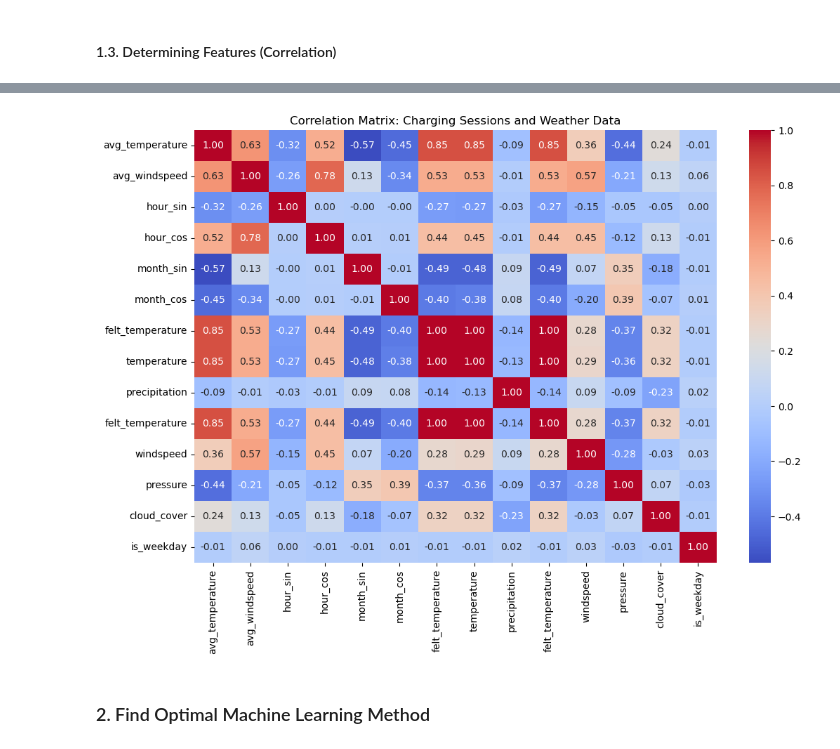
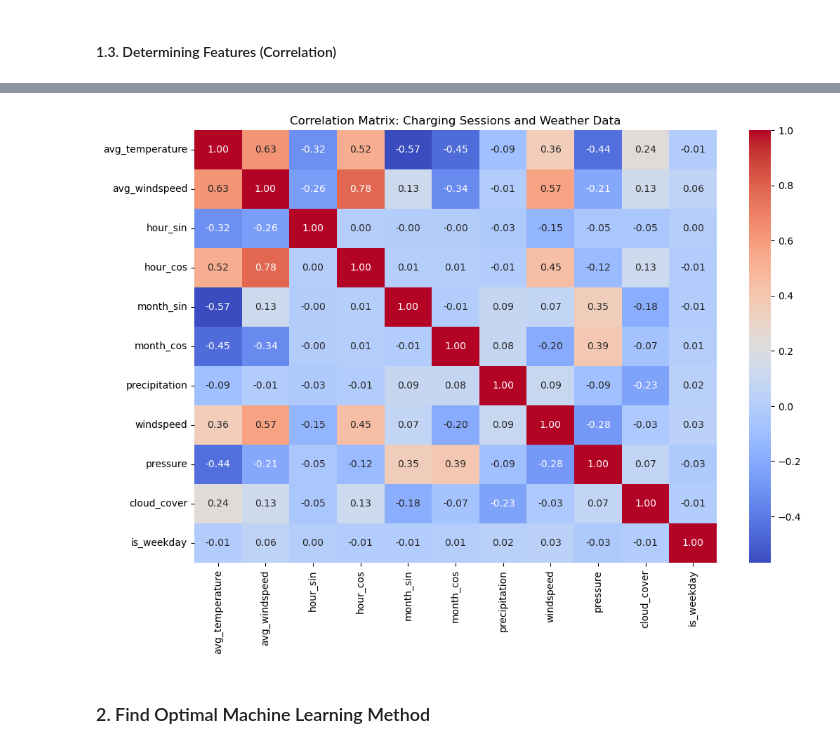
Before and after one commit to angfe/TheOptimizers, a Jupyter notebook: 04_Utilization_Prediction.ipynb, the cells around one changed output, grey strips where cells are left out. Cells and saved outputs as stored; diff of their text form; code cells hidden in the pictures.

```diff
--- a/04_Utilization_Prediction.ipynb
+++ b/04_Utilization_Prediction.ipynb
@@ -264,10 +265,10 @@ charging_sessions_data['month_cos'] = np.cos(2 * np.pi * charging_sessions_data[
 # Therefore other attributes have to be averaged
 grouped_weather = weather_data.groupby(['month', 'is_weekday', 'hour']).agg({
     'temperature': 'mean',   # Average temperature
-    'precipitation': 'max',      # maximum precipitation
+    'precipitation': 'mean',      # Average precipitation
     'windspeed': 'mean'     # Average wind speed
 }).reset_index()
-grouped_weather.rename(columns = {"temperature" : "avg_temperature", "precipitation": "max__precipitation","windspeed":"avg_windspeed"}, inplace = True)
+grouped_weather.rename(columns = {"temperature" : "avg_temperature", "precipitation": "avg__precipitation","windspeed":"avg_windspeed"}, inplace = True)
 result = grouped_weather.merge(weather_data, how = "outer",on = ["month", "is_weekday", "hour"] )
 grouped_weather
 result
@@ -290,22 +302,21 @@ result
 # %%
 # choice of relecant numeric features
 correlation_features = [
     'avg_temperature', 'avg_windspeed', 'hour_sin', 'hour_cos',
-    'month_sin', 'month_cos', 'felt_temperature', 'temperature', 'precipitation',
-    'felt_temperature', 'windspeed', 'pressure', 'cloud_cover', 'is_weekday'
+    'month_sin', 'month_cos', 'precipitation', 'windspeed', 'pressure', 'cloud_cover', 'is_weekday'
 ]
 
 # calculate the correlation
 correlation_matrix = result[correlation_features].corr()
 
 # plot a heatmap of the correlation
 plt.figure(figsize=(12, 8))
 sns.heatmap(correlation_matrix, annot=True, cmap='coolwarm', fmt='.2f')
 plt.title('Correlation Matrix: Charging Sessions and Weather Data')
 plt.show()
 ### 2. Find Optimal Machine Learning Method
 # %% [output]
-[figure, old version]
+[figure, new version]
 # %% [markdown]
 ### 2. Find Optimal Machine Learning Method
 # %% [markdown]
```
Also changed, not shown: parts of 5 cells of this notebook, 2 other files.
